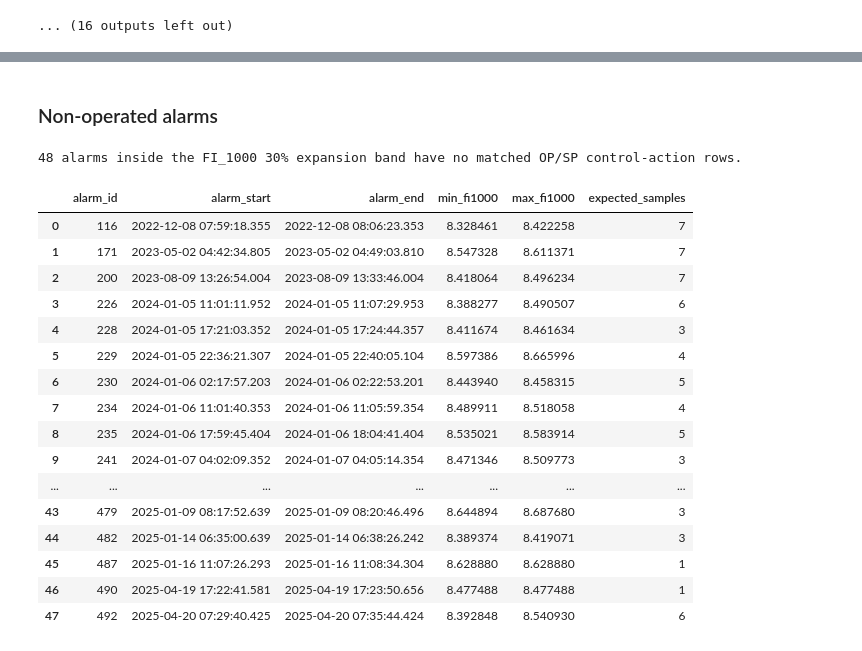
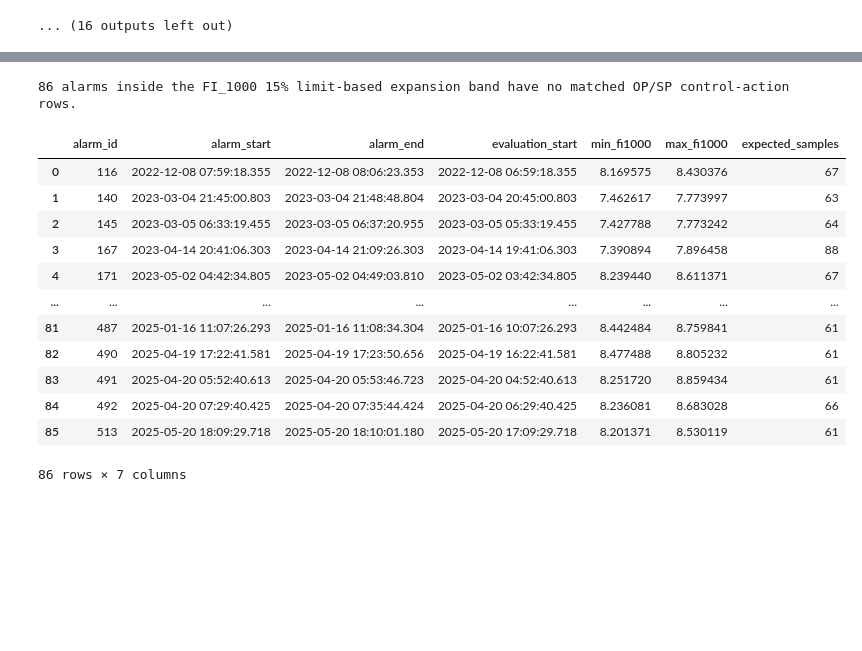
Before and after one commit to H604827/ControlActions, a Jupyter notebook: EXPERIMENTS/control_actions_and_alarms_analysis.ipynb, the cells around one changed output, grey strips where cells are left out. Cells and saved outputs as stored; diff of their text form; code cells hidden in the pictures; blank space fills up the shorter version.

```diff
--- a/EXPERIMENTS/control_actions_and_alarms_analysis.ipynb
+++ b/EXPERIMENTS/control_actions_and_alarms_analysis.ipynb
@@ -1348,38 +1279,40 @@ Most operated tags - SP actions
-# %% [markdown]
-### Non-operated alarms
 # %%
-# Alarms within the FI_1000 30% expansion band that have no matched OP/SP control actions
+# Alarms within the FI_1000 target limit-based expansion band that have no matched OP/SP control actions
 matched_op_sp_alarm_ids = set(qualified_alarm_actions['alarm_id'].unique())
 
-fi1000_30pct_alarms_without_op_sp_actions = (
-    fi1000_30pct_passing_alarms.loc[
-        ~fi1000_30pct_passing_alarms['alarm_id'].isin(matched_op_sp_alarm_ids),
-        ['alarm_id', 'alarm_start', 'alarm_end', 'min_fi1000', 'max_fi1000', 'expected_samples'],
+fi1000_target_band_alarms_without_op_sp_actions = (
+    fi1000_target_band_passing_alarms.loc[
+        ~fi1000_target_band_passing_alarms['alarm_id'].isin(matched_op_sp_alarm_ids),
+        [
+            'alarm_id',
+            'alarm_start',
+            'alarm_end',
+            'evaluation_start',
+            'min_fi1000',
+            'max_fi1000',
+            'expected_samples',
+        ],
     ]
     .sort_values('alarm_id')
     .reset_index(drop=True)
  )
 
 print(
-    f"{len(fi1000_30pct_alarms_without_op_sp_actions)} alarms inside the FI_1000 30% expansion band have no matched OP/SP control-action rows."
+    f"{len(fi1000_target_band_alarms_without_op_sp_actions)} alarms inside the FI_1000 {target_expansion_pct}% limit-based expansion band have no matched OP/SP control-action rows."
  )
-display(fi1000_30pct_alarms_without_op_sp_actions)
+display(fi1000_target_band_alarms_without_op_sp_actions)
 # %% [output]
-48 alarms inside the FI_1000 30% expansion band have no matched OP/SP control-action rows.
+86 alarms inside the FI_1000 15% limit-based expansion band have no matched OP/SP control-action rows.
-|  | alarm_id | alarm_start | alarm_end | min_fi1000 | max_fi1000 | expected_samples |
-| 0 | 116 | 2022-12-08 07:59:18.355 | 2022-12-08 08:06:23.353 | 8.328461 | 8.422258 | 7 |
-| 1 | 171 | 2023-05-02 04:42:34.805 | 2023-05-02 04:49:03.810 | 8.547328 | 8.611371 | 7 |
-| 2 | 200 | 2023-08-09 13:26:54.004 | 2023-08-09 13:33:46.004 | 8.418064 | 8.496234 | 7 |
-| 3 | 226 | 2024-01-05 11:01:11.952 | 2024-01-05 11:07:29.953 | 8.388277 | 8.490507 | 6 |
-| 4 | 228 | 2024-01-05 17:21:03.352 | 2024-01-05 17:24:44.357 | 8.411674 | 8.461634 | 3 |
-| 5 | 229 | 2024-01-05 22:36:21.307 | 2024-01-05 22:40:05.104 | 8.597386 | 8.665996 | 4 |
-| 6 | 230 | 2024-01-06 02:17:57.203 | 2024-01-06 02:22:53.201 | 8.443940 | 8.458315 | 5 |
-| 7 | 234 | 2024-01-06 11:01:40.353 | 2024-01-06 11:05:59.354 | 8.489911 | 8.518058 | 4 |
-| 8 | 235 | 2024-01-06 17:59:45.404 | 2024-01-06 18:04:41.404 | 8.535021 | 8.583914 | 5 |
-| 9 | 241 | 2024-01-07 04:02:09.352 | 2024-01-07 04:05:14.354 | 8.471346 | 8.509773 | 3 |
-| ... | ... | ... | ... | ... | ... | ... |
-| 43 | 479 | 2025-01-09 08:17:52.639 | 2025-01-09 08:20:46.496 | 8.644894 | 8.687680 | 3 |
-| 44 | 482 | 2025-01-14 06:35:00.639 | 2025-01-14 06:38:26.242 | 8.389374 | 8.419071 | 3 |
-| 45 | 487 | 2025-01-16 11:07:26.293 | 2025-01-16 11:08:34.304 | 8.628880 | 8.628880 | 1 |
-| 46 | 490 | 2025-04-19 17:22:41.581 | 2025-04-19 17:23:50.656 | 8.477488 | 8.477488 | 1 |
-| 47 | 492 | 2025-04-20 07:29:40.425 | 2025-04-20 07:35:44.424 | 8.392848 | 8.540930 | 6 |
+|  | alarm_id | alarm_start | alarm_end | evaluation_start | min_fi1000 | max_fi1000 | expected_samples |
+| 0 | 116 | 2022-12-08 07:59:18.355 | 2022-12-08 08:06:23.353 | 2022-12-08 06:59:18.355 | 8.169575 | 8.430376 | 67 |
+| 1 | 140 | 2023-03-04 21:45:00.803 | 2023-03-04 21:48:48.804 | 2023-03-04 20:45:00.803 | 7.462617 | 7.773997 | 63 |
+| 2 | 145 | 2023-03-05 06:33:19.455 | 2023-03-05 06:37:20.955 | 2023-03-05 05:33:19.455 | 7.427788 | 7.773242 | 64 |
+| 3 | 167 | 2023-04-14 20:41:06.303 | 2023-04-14 21:09:26.303 | 2023-04-14 19:41:06.303 | 7.390894 | 7.896458 | 88 |
+| 4 | 171 | 2023-05-02 04:42:34.805 | 2023-05-02 04:49:03.810 | 2023-05-02 03:42:34.805 | 8.239440 | 8.611371 | 67 |
+| ... | ... | ... | ... | ... | ... | ... | ... |
+| 81 | 487 | 2025-01-16 11:07:26.293 | 2025-01-16 11:08:34.304 | 2025-01-16 10:07:26.293 | 8.442484 | 8.759841 | 61 |
+| 82 | 490 | 2025-04-19 17:22:41.581 | 2025-04-19 17:23:50.656 | 2025-04-19 16:22:41.581 | 8.477488 | 8.805232 | 61 |
+| 83 | 491 | 2025-04-20 05:52:40.613 | 2025-04-20 05:53:46.723 | 2025-04-20 04:52:40.613 | 8.251720 | 8.859434 | 61 |
+| 84 | 492 | 2025-04-20 07:29:40.425 | 2025-04-20 07:35:44.424 | 2025-04-20 06:29:40.425 | 8.236081 | 8.683028 | 66 |
+| 85 | 513 | 2025-05-20 18:09:29.718 | 2025-05-20 18:10:01.180 | 2025-05-20 17:09:29.718 | 8.201371 | 8.530119 | 61 |
+86 rows × 7 columns
```
Also changed, not shown: parts of 11 cells of this notebook, 6 other files.
